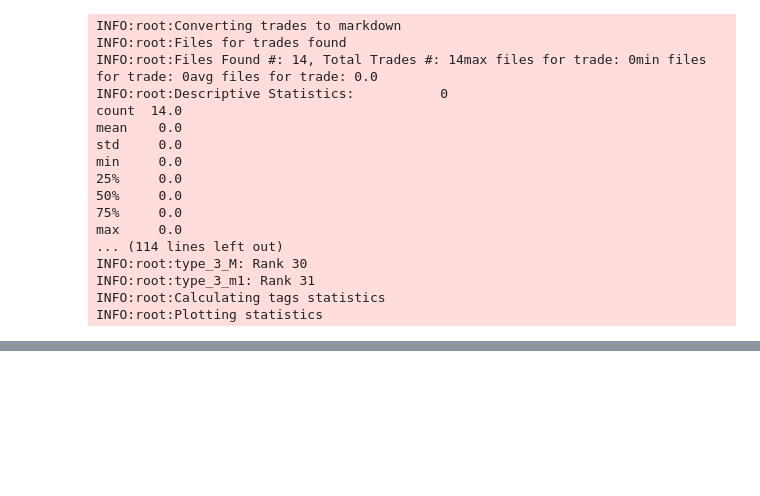
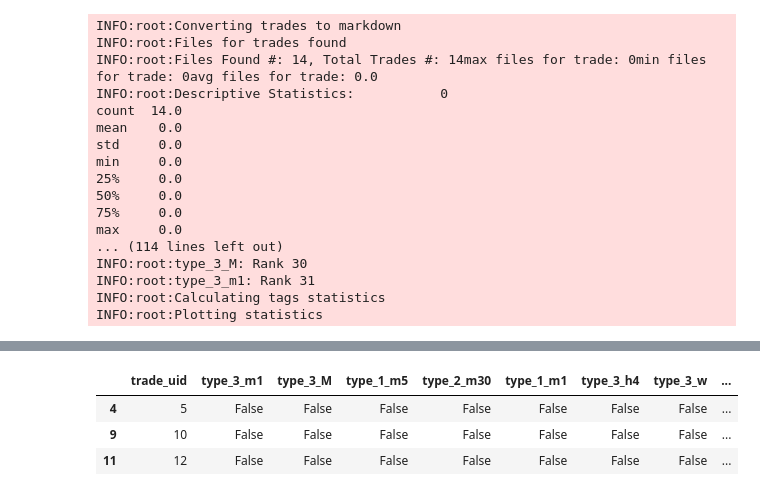
Before and after one commit to put101/trade_journal, a Jupyter notebook: analysis.ipynb, the cells around one changed output, grey strips where cells are left out. Cells and saved outputs as stored; diff of their text form; code cells hidden in the pictures; blank space fills up the shorter version.

Commit message:
regex

```diff
--- a/analysis.ipynb
+++ b/analysis.ipynb
@@ -95,0 +123,14 @@ INFO:root:Plotting statistics
+# %%
+
+df:pd.DataFrame = j.to_dataframe(config=None)
+df = df.filter(regex='^trade_uid|^type|^htf|management_strat|outcome_win')
+# filter for management_strategy==be_after_1r
+df = df[df['management_strategy'] == 'be_after_1r']
+df
+
+TradeJournal.to_markdown
+# %% [output]
+|  | trade_uid | type_3_m1 | type_3_M | type_1_m5 | type_2_m30 | type_1_m1 | type_3_h4 | type_3_w | ... |
+| 4 | 5 | False | False | False | False | False | False | False | ... |
+| 9 | 10 | False | False | False | False | False | False | False | ... |
+| 11 | 12 | False | False | False | False | False | False | False | ... |
```
Also changed, not shown: parts of 5 cells of this notebook, 1 other file.
